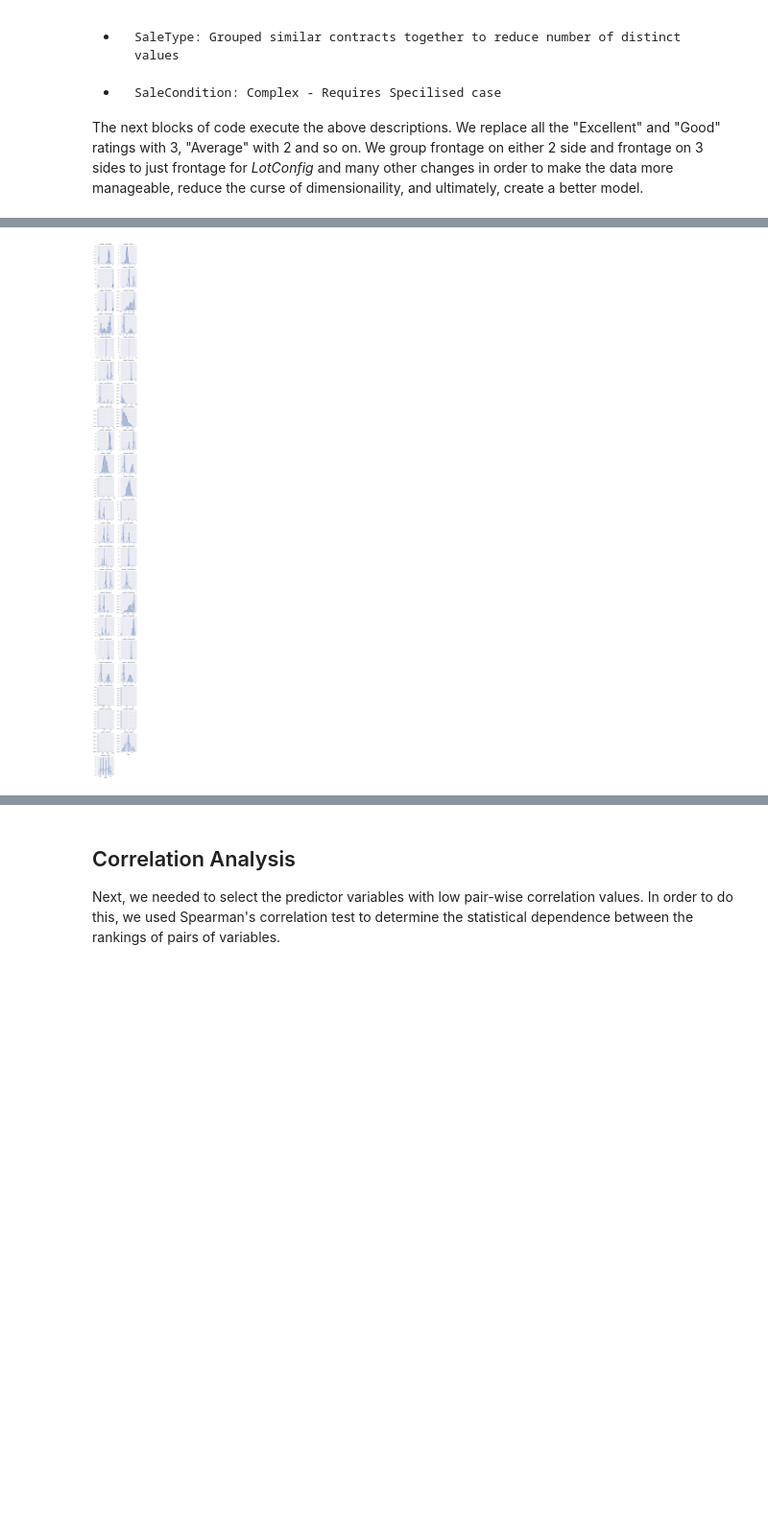
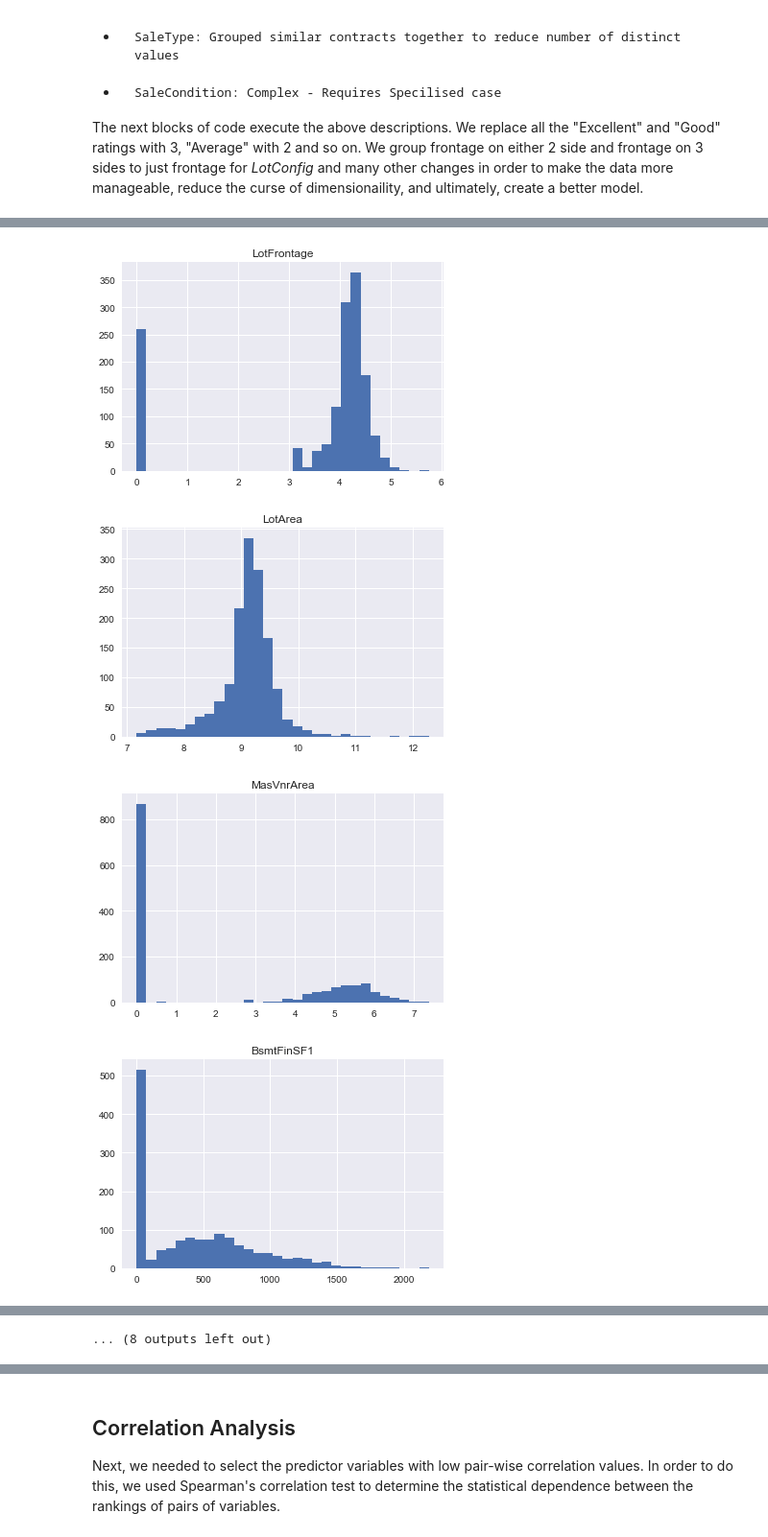
Before and after one commit to ConorFeeney/IS540-Project-2, a Jupyter notebook: Data Audit Report.ipynb, the cells around one changed output, grey strips where cells are left out. Shown at 96% size. Cells and saved outputs as stored; diff of their text form; code cells hidden in the pictures; blank space fills up the shorter version.

```diff
--- a/Data Audit Report.ipynb
+++ b/Data Audit Report.ipynb
@@ -324,3 +344,5 @@ housetrain.loc[:, "WoodDeckSF"] = housetrain.loc[:, "WoodDeckSF"].fillna(0)
+# %%
+housetrain = housetrain[housetrain.GrLivArea < 4000]
 # %% [markdown]
 ## Recoding
 Recoding involves substituting the values of a variable with values that are more useful. Recoding is done for a number of reasons; to create a more balanced variable by grouping small occurances, to reduce the number of distinct values, to group similar values together and so on. It is an important feature in data analysis as it helps to reduce the curse of dimensionaility later when we create dummy variables for our categorical variables.
@@ -601,0 +590,14 @@ g = g.map(sns.distplot, "value")
+# %%
+# Printing plots for int 64 and float64
+# #quantvar = ['LotFrontage','LotArea','MasVnrArea','BsmtFinSF1','BsmtFinSF2','BsmtUnfSF','TotalBsmtSF','1stFlrSF','2ndFlrSF',
+#             'LowQualFinSF','GrLivArea','BsmtFullBath','BsmtHalfBath','FullBath','HalfBath','BedroomAbvGr','KitchenAbvGr','TotRmsAbvGrd',
+#             'Fireplaces','GarageCars','GarageArea','WoodDeckSF','OpenPorchSF','EnclosedPorch','3SsnPorch','ScreenPorch','PoolArea'
+#            ,'MiscVal','SalePrice']
+quantvar = ['LotFrontage','LotArea','MasVnrArea','BsmtFinSF1','BsmtFinSF2','BsmtUnfSF','TotalBsmtSF','1stFlrSF','2ndFlrSF',
+            'LowQualFinSF','GrLivArea','GarageArea','WoodDeckSF','OpenPorchSF','EnclosedPorch','3SsnPorch','ScreenPorch','PoolArea'
+           ,'MiscVal','SalePrice']
+cont_plot=housetrain[quantvar]
+for i in range(len(cont_plot.columns)):
+        plt.hist(cont_plot.iloc[:,i].dropna(),bins=30)
+        plt.title('%s' % cont_plot.columns[i])
+        plt.show()
@@ -602,21 +631,33 @@ g = g.map(sns.distplot, "value")
 # %%
 def log_transform(feature):
     housetrain[feature] = np.log1p(housetrain[feature].values) # does a log transform on x+1
 
 #log transforming variables
 log_transform('GrLivArea')
 log_transform('1stFlrSF')
 log_transform('2ndFlrSF')
+log_transform('BsmtUnfSF')
 log_transform('TotalBsmtSF')
 log_transform('LotArea')
 log_transform('LotFrontage')
 log_transform('KitchenAbvGr')
 log_transform('GarageArea')
 log_transform('MasVnrArea')
 log_transform('WoodDeckSF')
 log_transform('OpenPorchSF')
-f = pd.melt(housetrain, value_vars=quantitative)
-g = sns.FacetGrid(f, col="variable",  col_wrap=2, sharex=False, sharey=False)
-g = g.map(sns.distplot, "value")
+quantvar = ['LotFrontage','LotArea','MasVnrArea','BsmtFinSF1','BsmtFinSF2','BsmtUnfSF','TotalBsmtSF','1stFlrSF','2ndFlrSF',
+            'LowQualFinSF','GrLivArea','GarageArea','WoodDeckSF','OpenPorchSF','EnclosedPorch','3SsnPorch','ScreenPorch','PoolArea'
+           ,'MiscVal','SalePrice']
+cont_plot=housetrain[quantvar]
+for i in range(len(cont_plot.columns)):
+        plt.hist(cont_plot.iloc[:,i].dropna(),bins=30)
+        plt.title('%s' % cont_plot.columns[i])
+        plt.show()
+# f = pd.melt(housetrain, value_vars=quantitative)
+# g = sns.FacetGrid(f, col="variable",  col_wrap=2, sharex=False, sharey=False)
+# g = g.map(sns.distplot, "value")
 # %% [output]
-[figure, old version]
+[figure, new version]
+[figure, added]
+[figure, added]
+[figure, added]
@@ -622,0 +672 @@ g = g.map(sns.distplot, "value")
+... (8 outputs left out)
```
Also changed, not shown: parts of 15 cells of this notebook.
